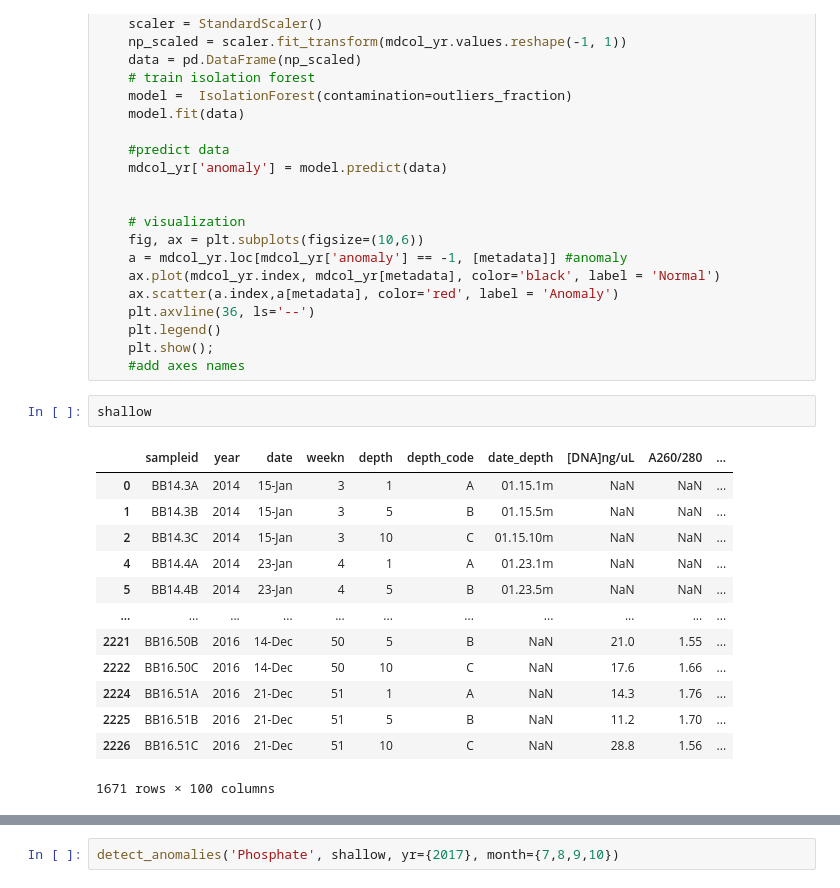
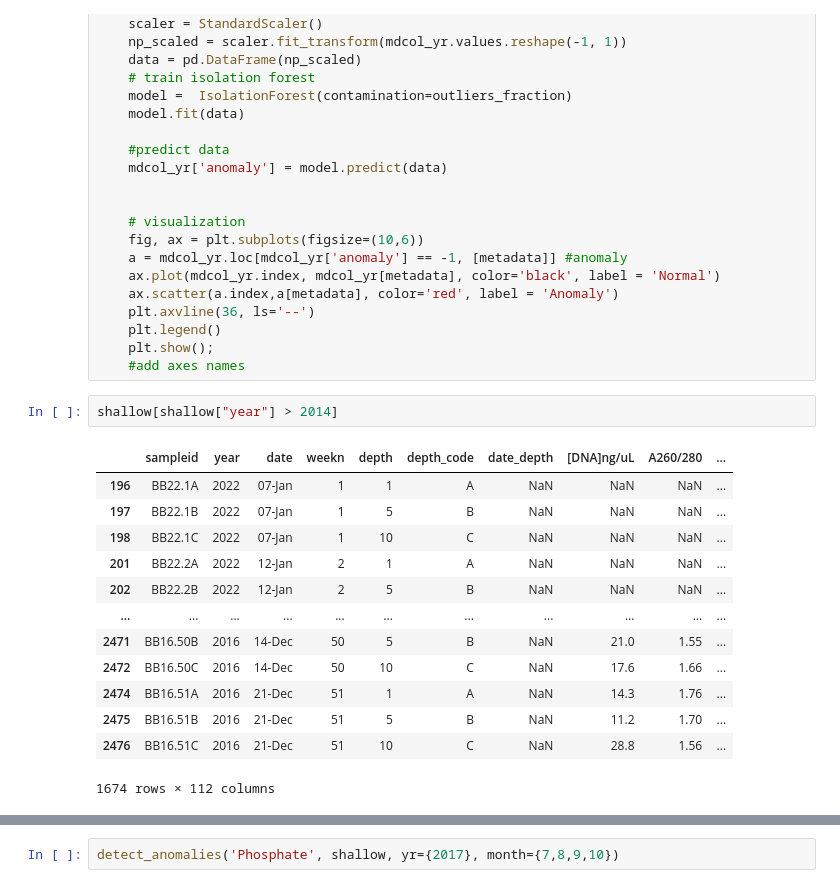
Before and after one commit to dianahaider/size_fractions, a Jupyter notebook: bb2022_sf.ipynb, the cells around one changed output, grey strips where cells are left out. Saved outputs shown, nothing was run; the diff lists cells and outputs as text.

```diff
--- a/bb2014-21_split_anal_cleaned-Copy1.ipynb
+++ b/bb2022_sf.ipynb
@@ -328,20 +329,20 @@ def detect_anomalies(metadata, depth, yr=all, month=all):
     plt.legend()
     plt.show();
     #add axes names
-# %%
-shallow
-# %% [output]
-|  | sampleid | year | date | weekn | depth | depth_code | date_depth | [DNA]ng/uL | A260/280 | ... |
-| 0 | BB14.3A | 2014 | 15-Jan | 3 | 1 | A | 01.15.1m | NaN | NaN | ... |
-| 1 | BB14.3B | 2014 | 15-Jan | 3 | 5 | B | 01.15.5m | NaN | NaN | ... |
-| 2 | BB14.3C | 2014 | 15-Jan | 3 | 10 | C | 01.15.10m | NaN | NaN | ... |
-| 4 | BB14.4A | 2014 | 23-Jan | 4 | 1 | A | 01.23.1m | NaN | NaN | ... |
-| 5 | BB14.4B | 2014 | 23-Jan | 4 | 5 | B | 01.23.5m | NaN | NaN | ... |
-| ... | ... | ... | ... | ... | ... | ... | ... | ... | ... | ... |
-| 2221 | BB16.50B | 2016 | 14-Dec | 50 | 5 | B | NaN | 21.0 | 1.55 | ... |
-| 2222 | BB16.50C | 2016 | 14-Dec | 50 | 10 | C | NaN | 17.6 | 1.66 | ... |
-| 2224 | BB16.51A | 2016 | 21-Dec | 51 | 1 | A | NaN | 14.3 | 1.76 | ... |
-| 2225 | BB16.51B | 2016 | 21-Dec | 51 | 5 | B | NaN | 11.2 | 1.70 | ... |
-| 2226 | BB16.51C | 2016 | 21-Dec | 51 | 10 | C | NaN | 28.8 | 1.56 | ... |
-1671 rows × 100 columns
+# %%
+shallow[shallow["year"] > 2014]
+# %% [output]
+|  | sampleid | year | date | weekn | depth | depth_code | date_depth | [DNA]ng/uL | A260/280 | ... |
+| 196 | BB22.1A | 2022 | 07-Jan | 1 | 1 | A | NaN | NaN | NaN | ... |
+| 197 | BB22.1B | 2022 | 07-Jan | 1 | 5 | B | NaN | NaN | NaN | ... |
+| 198 | BB22.1C | 2022 | 07-Jan | 1 | 10 | C | NaN | NaN | NaN | ... |
+| 201 | BB22.2A | 2022 | 12-Jan | 2 | 1 | A | NaN | NaN | NaN | ... |
+| 202 | BB22.2B | 2022 | 12-Jan | 2 | 5 | B | NaN | NaN | NaN | ... |
+| ... | ... | ... | ... | ... | ... | ... | ... | ... | ... | ... |
+| 2471 | BB16.50B | 2016 | 14-Dec | 50 | 5 | B | NaN | 21.0 | 1.55 | ... |
+| 2472 | BB16.50C | 2016 | 14-Dec | 50 | 10 | C | NaN | 17.6 | 1.66 | ... |
+| 2474 | BB16.51A | 2016 | 21-Dec | 51 | 1 | A | NaN | 14.3 | 1.76 | ... |
+| 2475 | BB16.51B | 2016 | 21-Dec | 51 | 5 | B | NaN | 11.2 | 1.70 | ... |
+| 2476 | BB16.51C | 2016 | 21-Dec | 51 | 10 | C | NaN | 28.8 | 1.56 | ... |
+1674 rows × 112 columns
 # %%
```
Also changed, not shown: parts of 33 cells of this notebook, 5 other files.
